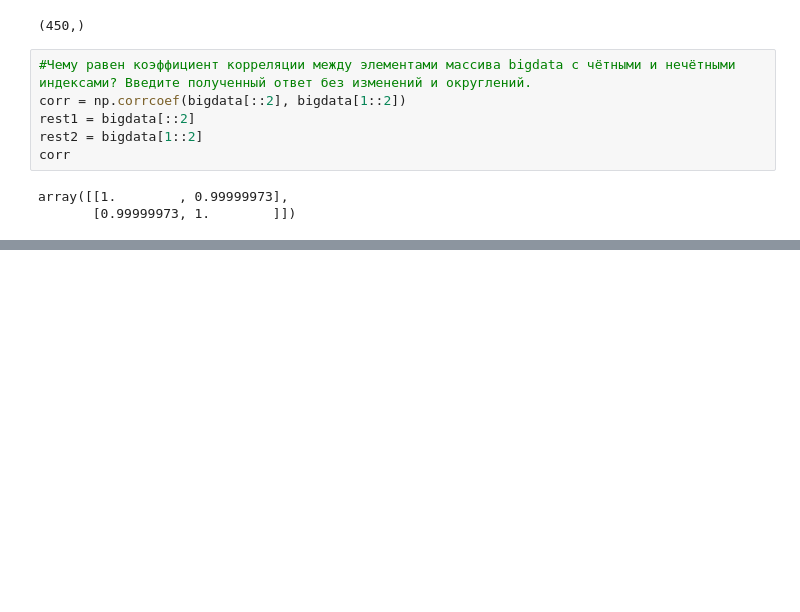
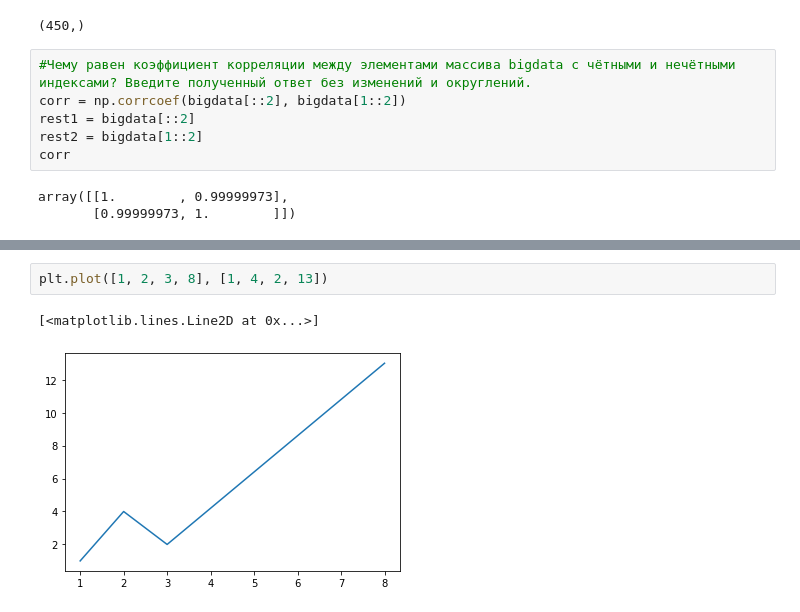
Before and after one commit to tempcat07/numpy, a Jupyter notebook: mynump.ipynb, the cells around one changed output, grey strips where cells are left out. Cells and saved outputs as stored; diff of their text form; blank space fills up the shorter version.

```diff
--- a/mynump.ipynb
+++ b/mynump.ipynb
@@ -779,0 +788,5 @@ array([[1.        , 0.99999973],
+# %%
+plt.plot([1, 2, 3, 8], [1, 4, 2, 13])
+# %% [output]
+[<matplotlib.lines.Line2D at 0x...>]
+[figure, added]
```
Also changed, not shown: parts of 8 cells of this notebook.
